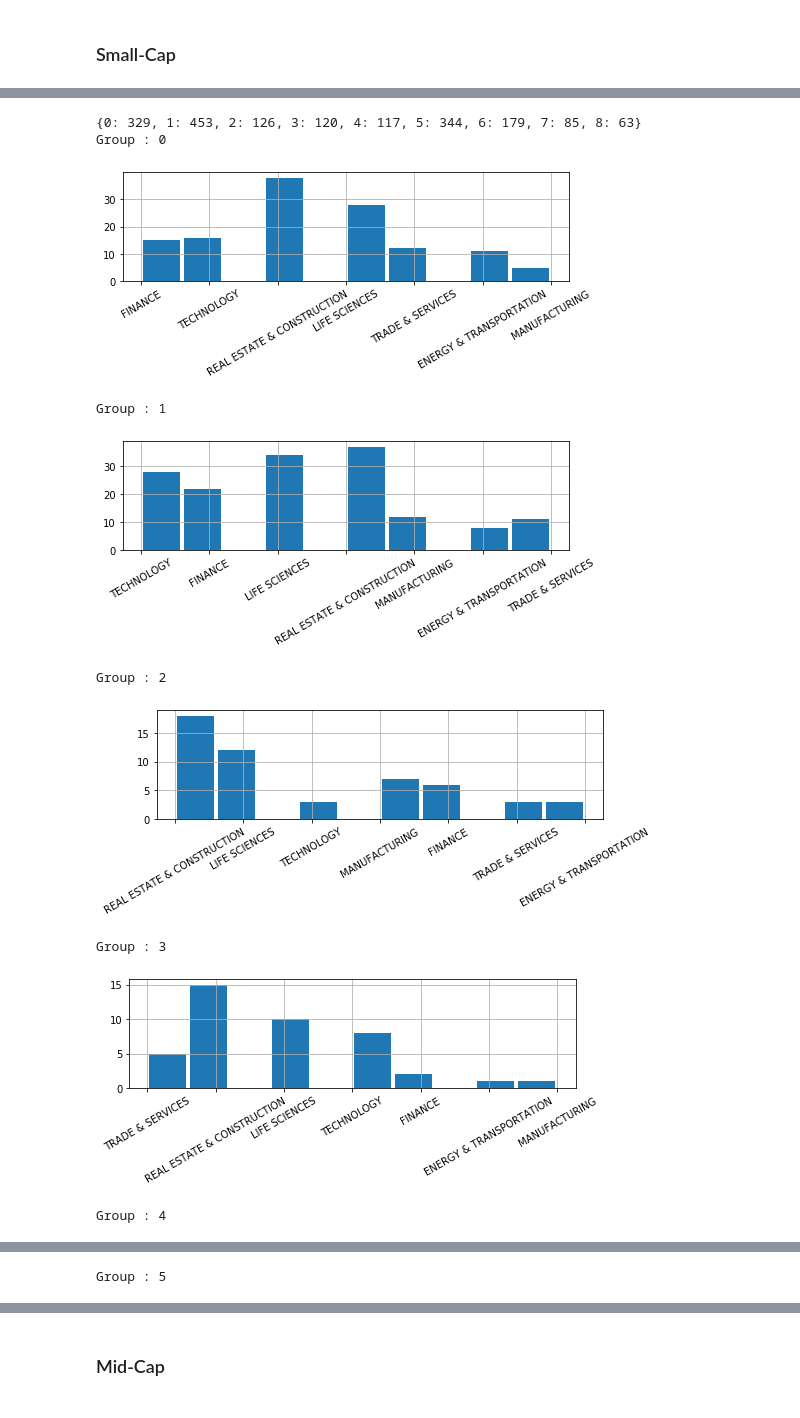
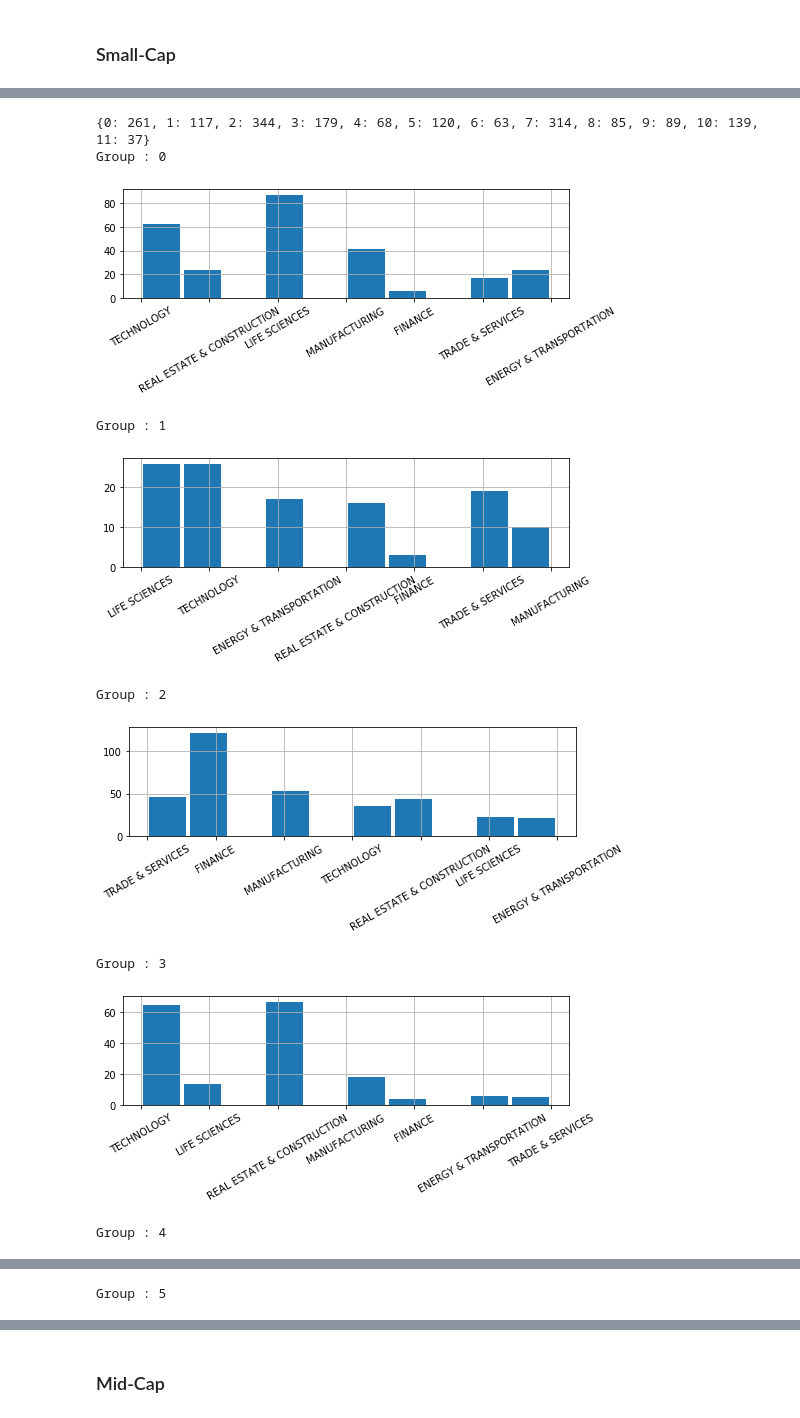
Before and after one commit to AndroTi/Redefining-Benchmarks-Capstone-Project, a Jupyter notebook: Capstone_Project.ipynb, the cells around one changed output, grey strips where cells are left out. Cells and saved outputs as stored; diff of their text form; code cells hidden in the pictures.

Commit message:
Adding new cluster results

```diff
--- a/Capstone_Project.ipynb
+++ b/Capstone_Project.ipynb
@@ -699,21 +678,21 @@ small_stocks = small_clean_df[['Symbol', 'Name', 'Description', 'Sector']]
 small_clean = one_h_e(small_clean_df, 'Sector')
 small_clean.drop(['Symbol','Name','Description','Market-Cap'], axis = 1, inplace=True)
 small_normal = normalize(small_clean)
-small_scaled = pd.DataFrame(small_normal, columns=small_clean.columns)
+small_scaled = pd.DataFrame(small_normal, columns=small_clean.columns, index = small_clean.index)
 
 mid_clean = clean_df[clean_df['Market-Cap'] == 'Mid-Cap']
 mid_stocks = mid_clean[['Symbol', 'Name', 'Description', 'Sector']]
 mid_clean = one_h_e(mid_clean, 'Sector')
 mid_clean.drop(['Symbol','Name','Description','Market-Cap'], axis = 1, inplace=True)
 mid_normal = normalize(mid_clean)
-mid_scaled = pd.DataFrame(mid_normal, columns=mid_clean.columns)
+mid_scaled = pd.DataFrame(mid_normal, columns=mid_clean.columns, index = mid_clean.index)
 
 big_clean = clean_df[clean_df['Market-Cap'] == 'Big-Cap']
 big_stocks = big_clean[['Symbol', 'Name', 'Description', 'Sector']]
 big_clean = one_h_e(big_clean, 'Sector')
 big_clean.drop(['Symbol','Name','Description','Market-Cap'], axis = 1, inplace=True)
 big_normal = normalize(big_clean)
-big_scaled = pd.DataFrame(big_normal, columns=big_clean.columns)
+big_scaled = pd.DataFrame(big_normal, columns=big_clean.columns, index = big_clean.index)
 # %%
 print(small_scaled.shape)
 print(mid_scaled.shape)
@@ -735,33 +714,33 @@ plt.axhline(y=6, color='r', linestyle='--')
 # %%
-cluster = AgglomerativeClustering(n_clusters=9, affinity='euclidean', linkage='ward')
+cluster = AgglomerativeClustering(n_clusters=12, affinity='euclidean', linkage='ward')
 small_agg_preds = cluster.fit_predict(small_scaled)
 
 unique, counts = np.unique(small_agg_preds, return_counts=True)
 
 print(dict(zip(unique, counts)))
 
 small_scaled['predictions'] = small_agg_preds
 small_agg_model = pd.merge(small_stocks, small_scaled, left_index=True, right_index=True)
 small_agg_model.drop(['FINANCE', 'LIFE SCIENCES', 'MANUFACTURING', 'REAL ESTATE & CONSTRUCTION',
                       'TECHNOLOGY', 'TRADE & SERVICES'], axis=1, inplace=True)
 
 small_dict = {}
 for i in set(small_agg_model['predictions']):
     print("Group :", i)
     small_dict[f"Small-Cap Group {i}"] = [x for x in small_agg_model['Name'][small_agg_model['predictions'] == i].values]
     # print(agg_model_1['Sector'][agg_model_1['predictions'] == i].value_counts())
     fig, ax = plt.subplots(figsize=(8,2))
     small_agg_model['Sector'][small_agg_model['predictions'] == i].hist(rwidth=.9)
     plt.xticks(rotation=30)
     plt.show()
 # %% [output]
-{0: 329, 1: 453, 2: 126, 3: 120, 4: 117, 5: 344, 6: 179, 7: 85, 8: 63}
+{0: 261, 1: 117, 2: 344, 3: 179, 4: 68, 5: 120, 6: 63, 7: 314, 8: 85, 9: 89, 10: 139, 11: 37}
 Group : 0
-[figure, old version]
+[figure, new version]
 Group : 1
-[figure, old version]
+[figure, new version]
 Group : 2
-[figure, old version]
+[figure, new version]
 Group : 3
-[figure, old version]
+[figure, new version]
 Group : 4
```
Also changed, not shown: parts of 11 cells of this notebook, 1 other file.
